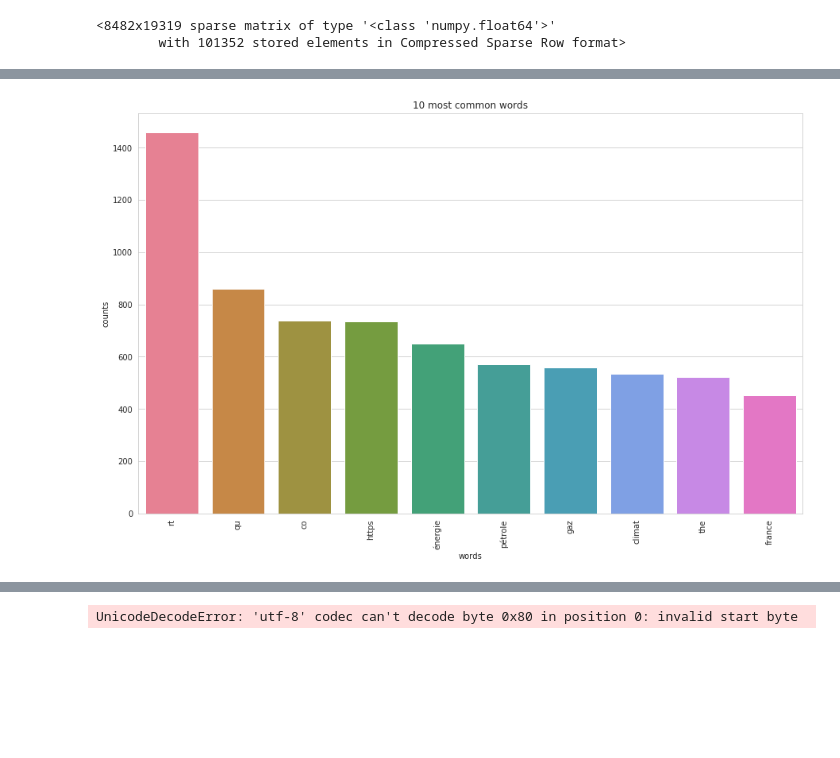
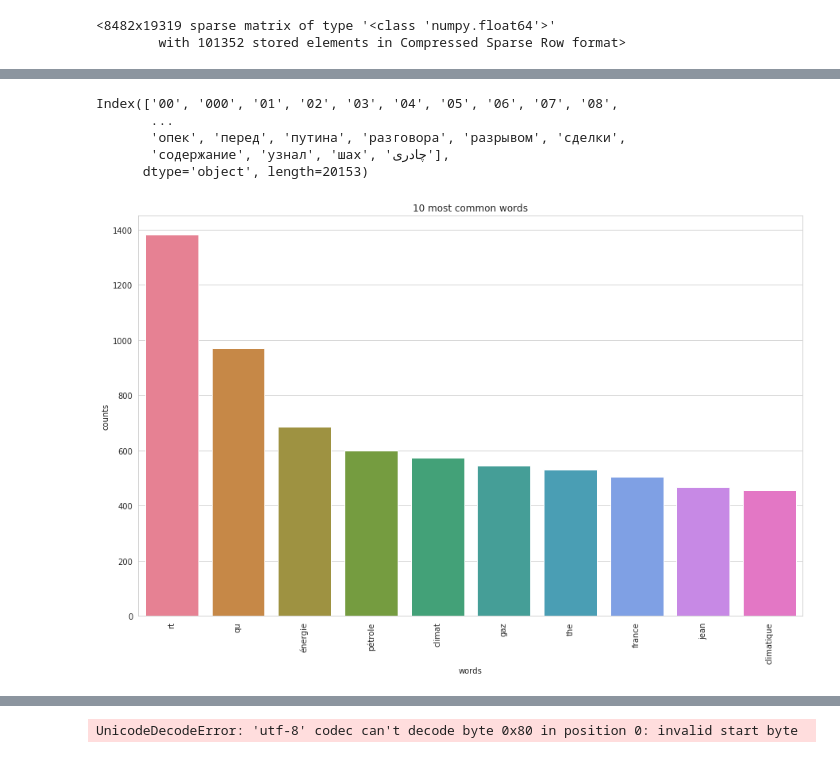
Before and after one commit to jeanberyl/Tweets_environnement_NLP, a Jupyter notebook: Vectorize_TFIDF.ipynb, the cells around one changed output, grey strips where cells are left out. Drawn from its saved outputs; the diff is of its cells as text; code cells hidden in the pictures; blank space fills up the shorter version.

```diff
--- a/Vectorize_TFIDF.ipynb
+++ b/Vectorize_TFIDF.ipynb
@@ -22,8 +22,7 @@ sns.set_style('whitegrid')
 
 pd.options.display.max_colwidth = 280
 # %%
-df = pd.read_csv("resources/table_urls_clean_topjuly12.csv", index_col = 0)
-df = df.drop("expanded_url", axis=1)
+df = pd.read_csv("resources/table_clean_topjuly16.csv", index_col = 0)
 
 df.head()
 # %% [output]
@@ -201,6 +228,6 @@ vectors = vectorizer.fit_transform(df["full_text_processed"])
 feature_names = vectorizer.get_feature_names()
 dense = vectors.todense()
 denselist = dense.tolist()
-df = pd.DataFrame(denselist, columns=feature_names)
-df
+df_tfidf = pd.DataFrame(denselist, columns=feature_names)
+df_tfidf
 # %% [output]
@@ -220,2 +246,0 @@ df
-# %%
-df['https'] = df.apply(lambda row: "y" if "https" in row["full_text_processed"])
@@ -224,2 +246,0 @@ SyntaxError: invalid syntax (<ipython-input-18-4d638a8af6b4>, line 1)
-# %%
-df['https'] = df["full_text_processed"].map(lambda x: if "https" in x "Y" )
@@ -227,0 +250,8 @@ SyntaxError: invalid syntax (<ipython-input-17-347e63395080>, line 1)
+# %%
+df.columns
+# %% [output]
+Index(['00', '000', '01', '02', '03', '04', '05', '06', '07', '08',
+       ...
+       'опек', 'перед', 'путина', 'разговора', 'разрывом', 'сделки',
+       'содержание', 'узнал', 'шax', 'چادری'],
+      dtype='object', length=20153)
@@ -228,30 +312,30 @@ SyntaxError: invalid syntax (<ipython-input-17-347e63395080>, line 1)
 # %%
 def plot_10_most_common_words(count_data, count_vectorizer):
     import matplotlib.pyplot as plt
     words = count_vectorizer.get_feature_names()
     total_counts = np.zeros(len(words))
     for t in count_data:
         total_counts+=t.toarray()[0]
 
     count_dict = (zip(words, total_counts))
     count_dict = sorted(count_dict, key=lambda x:x[1], reverse=True)[0:10]
     words = [w[0] for w in count_dict]
     counts = [w[1] for w in count_dict]
     x_pos = np.arange(len(words))
 
     plt.figure(2, figsize=(15, 15/1.6180))
     plt.subplot(title='10 most common words')
     sns.set_context("notebook", font_scale=1.25, rc={"lines.linewidth": 2.5})
     sns.barplot(x_pos, counts, palette='husl')
     plt.xticks(x_pos, words, rotation=90)
     plt.xlabel('words')
     plt.ylabel('counts')
     plt.show()
-count_vectorizer = CountVectorizer()# Fit and transform the processed titles
+count_vectorizer = CountVectorizer(ngram_range=(1, 2))# Fit and transform the processed titles
 count_data = count_vectorizer.fit_transform(df["full_text_processed"])# Visualise the 10 most common words
 plot_10_most_common_words(count_data, count_vectorizer)
 # %% [output]
-[figure, old version]
+[figure, new version]
 # %%
 import warnings
 warnings.simplefilter("ignore", DeprecationWarning)# Load the LDA model from sk-learn
```
Also changed, not shown: parts of 25 cells of this notebook, 3 other files.
